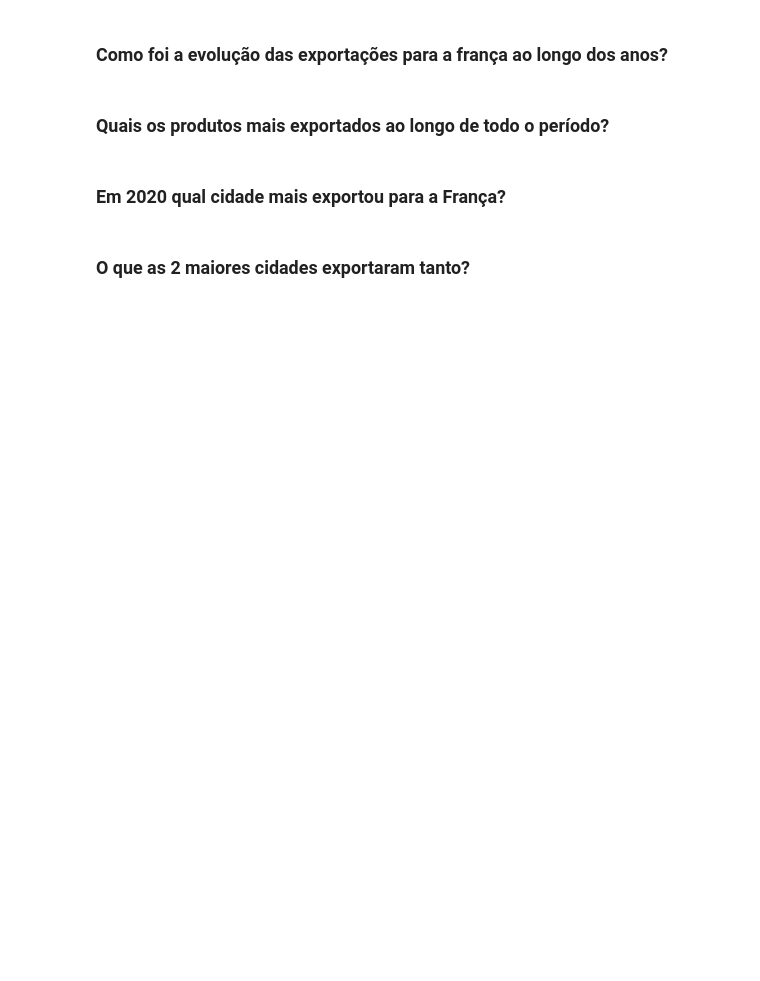
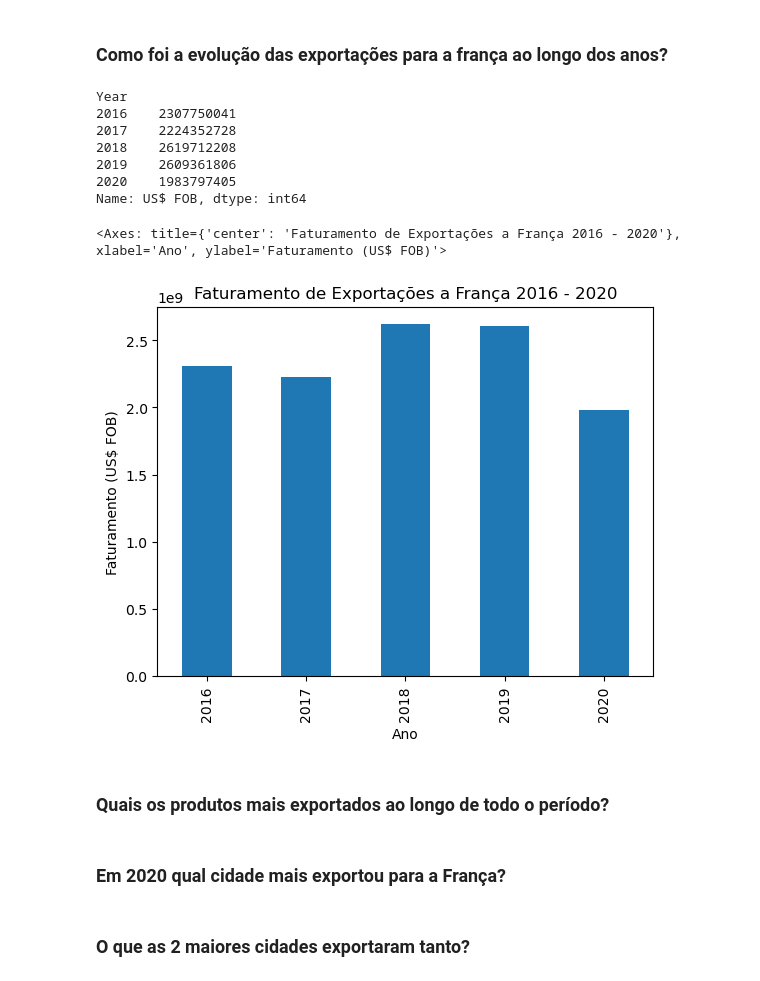
Before and after one commit to savifb/exportacaoBrasil10-20, a Jupyter notebook: Analise-Inicial.ipynb, the cells around one changed output. Cells and saved outputs as stored; diff of their text form; code cells hidden in the pictures; blank space fills up the shorter version.

```diff
--- a/Analise-Inicial.ipynb
+++ b/Analise-Inicial.ipynb
@@ -22,3 +18,9 @@ display(exportFranca)
 | 142358 | 2020 | 12 | France | Xapuri - AC | 4409 | Wood (including strips and frieze... | 44 | Wood and articles of wood; wood c... | ... |
 | 142359 | 2020 | 12 | France | Xapuri - AC | 4409 | Wood (including strips and frieze... | 44 | Wood and articles of wood; wood c... | ... |
 142360 rows × 11 columns
+# %%
+import pandas as pd
+
+exportFranca = pd.read_csv('exportacoes_franca.csv')
+exportFranca = exportFranca.loc[exportFranca['Economic Block']=='Europe', :]
+print(exportFranca.info())
@@ -25,5 +47,23 @@ display(exportFranca)
 # %% [markdown]
 ### Como foi a evolução das exportações para a frança ao longo dos anos?
+# %%
+import matplotlib as plt
+
+anosExportacao = exportFranca[['Year', 'US$ FOB']].groupby('Year')['US$ FOB'].sum()
+
+display(anosExportacao)
+
+anosExportacao.plot(kind='bar', title='Faturamento de Exportações a França 2016 - 2020', xlabel='Ano', ylabel='Faturamento (US$ FOB)')
+# %% [output]
+Year
+2016    2307750041
+2017    2224352728
+2018    2619712208
+2019    2609361806
+2020    1983797405
+Name: US$ FOB, dtype: int64
+<Axes: title={'center': 'Faturamento de Exportações a França 2016 - 2020'}, xlabel='Ano', ylabel='Faturamento (US$ FOB)'>
+[figure, added]
 # %% [markdown]
 ### Quais os produtos mais exportados ao longo de todo o período?
 # %% [markdown]
```
Also changed, not shown: parts of 2 cells of this notebook.
